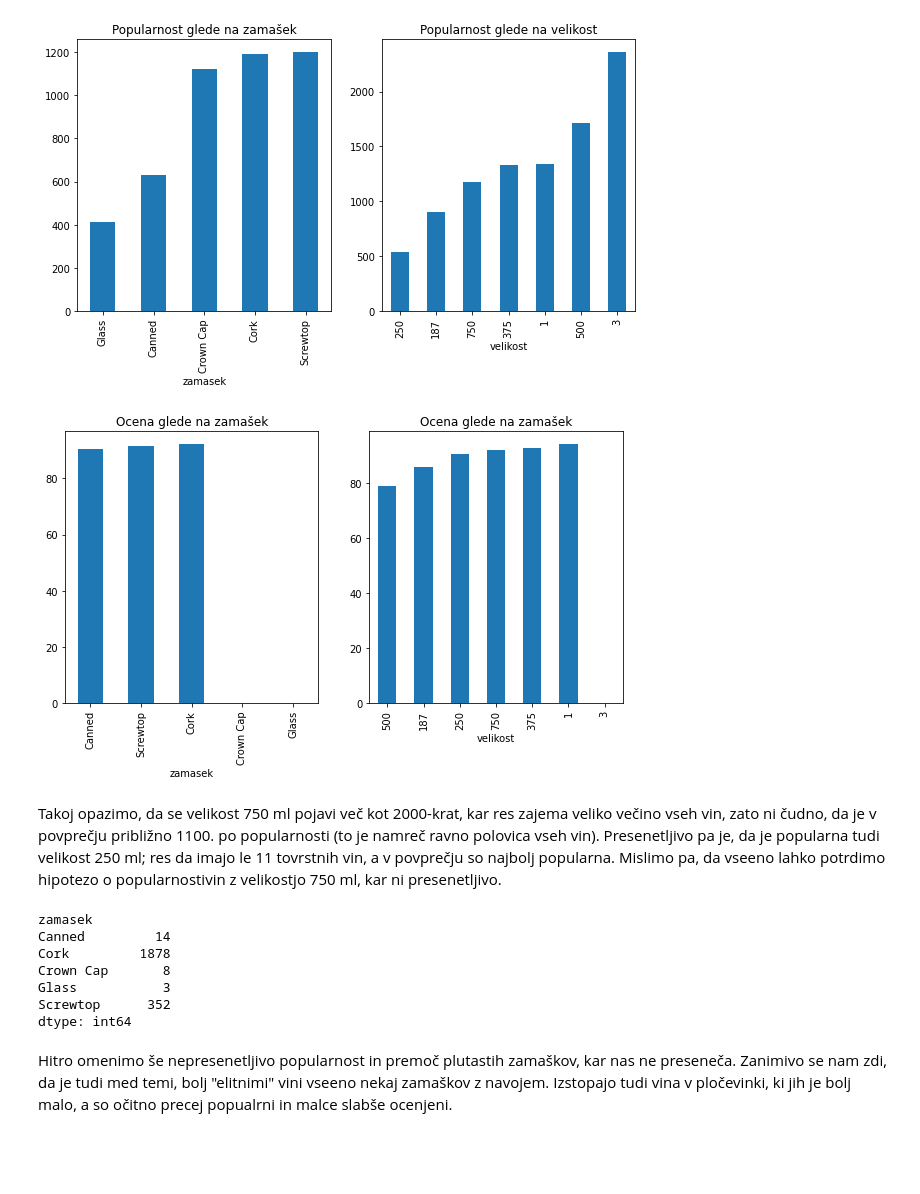
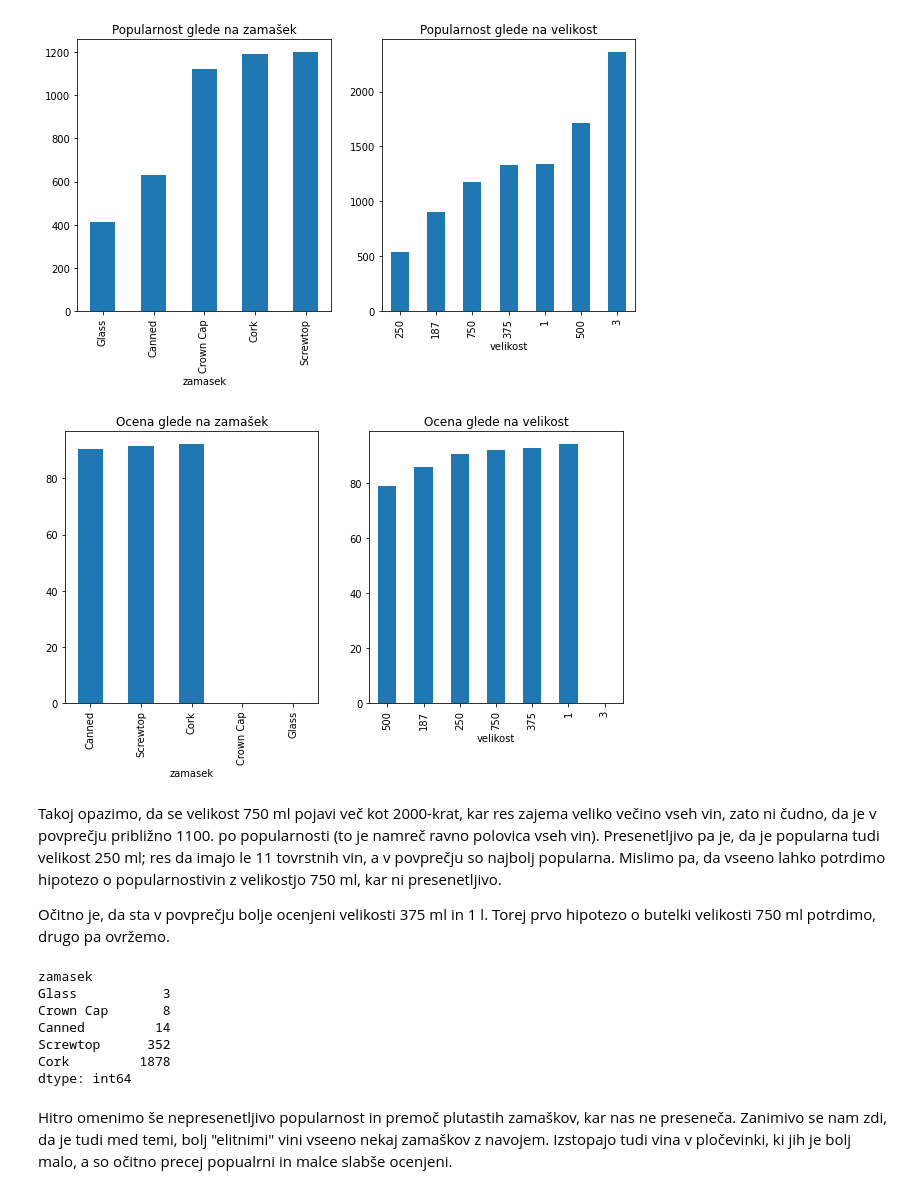
Before and after one commit to timkalan/analiza-vin, a Jupyter notebook: vina.ipynb, the cells around one changed output. Cells and saved outputs as stored; diff of their text form; code cells hidden in the pictures; blank space fills up the shorter version.

```diff
--- a/vina.ipynb
+++ b/vina.ipynb
@@ -142,24 +141,26 @@ vina.groupby('velikost').mean()['popularnost'].sort_values().plot.bar(title='Pop
 # %%
 plt.figure(figsize=(10,5))
 
 plt.subplot(1, 2, 1)
 vina.groupby('zamasek').mean()['ocena'].sort_values().plot.bar(title='Ocena glede na zamašek');
 
 plt.subplot(1, 2, 2)
-vina.groupby('velikost').mean()['ocena'].sort_values().plot.bar(title='Ocena glede na zamašek');
+vina.groupby('velikost').mean()['ocena'].sort_values().plot.bar(title='Ocena glede na velikost');
 # %% [output]
-[figure, old version]
+[figure, new version]
 # %% [markdown]
 Takoj opazimo, da se velikost 750 ml pojavi več kot 2000-krat, kar res zajema veliko večino vseh vin, zato ni čudno, da je v povprečju približno 1100. po popularnosti (to je namreč ravno polovica vseh vin). Presenetljivo pa je, da je popularna tudi velikost 250 ml; res da imajo le 11 tovrstnih vin, a v povprečju so najbolj popularna. Mislimo pa, da vseeno lahko potrdimo hipotezo o popularnostivin z velikostjo 750 ml, kar ni presenetljivo.
+
+Očitno je, da sta v povprečju bolje ocenjeni velikosti 375 ml in 1 l. Torej prvo hipotezo o butelki velikosti 750 ml potrdimo, drugo pa ovržemo.
 # %%
-vina.groupby('zamasek').size()
+vina.groupby('zamasek').size().sort_values()
 # %% [output]
 zamasek
+Glass           3
+Crown Cap       8
 Canned         14
+Screwtop      352
 Cork         1878
-Crown Cap       8
-Glass           3
-Screwtop      352
 dtype: int64
 # %% [markdown]
 Hitro omenimo še nepresenetljivo popularnost in premoč plutastih zamaškov, kar nas ne preseneča. Zanimivo se nam zdi, da je tudi med temi, bolj "elitnimi" vini vseeno nekaj zamaškov z navojem. Izstopajo tudi vina v pločevinki, ki jih je bolj malo, a so očitno precej popualrni in malce slabše ocenjeni.
```
Also changed, not shown: parts of 32 cells of this notebook, 1 other file.
